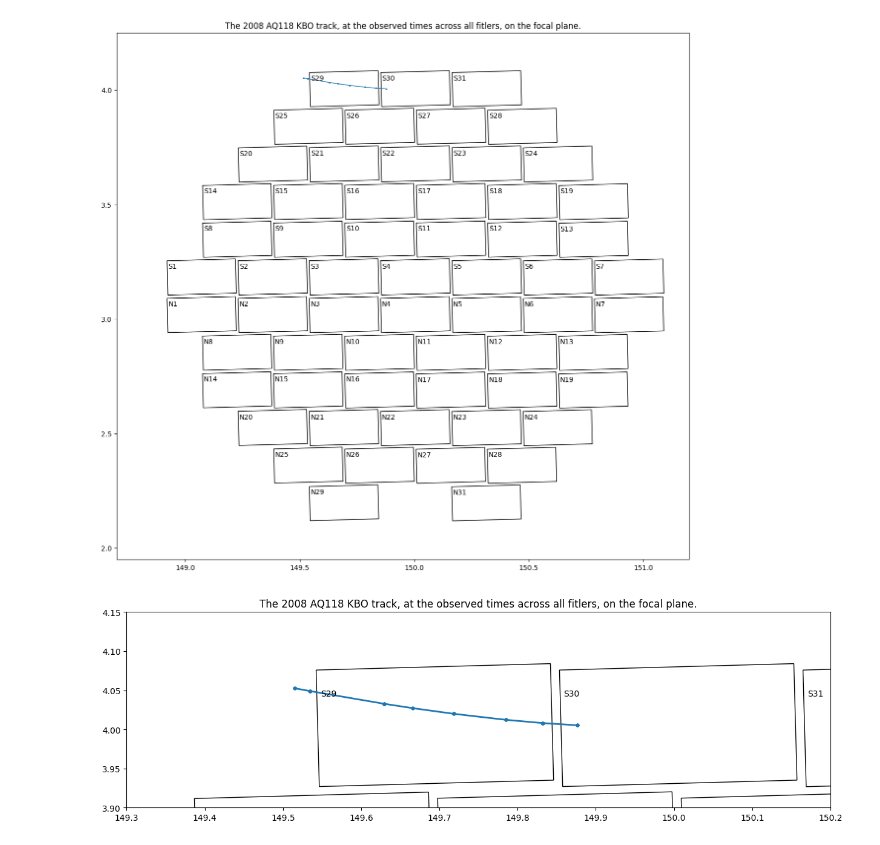
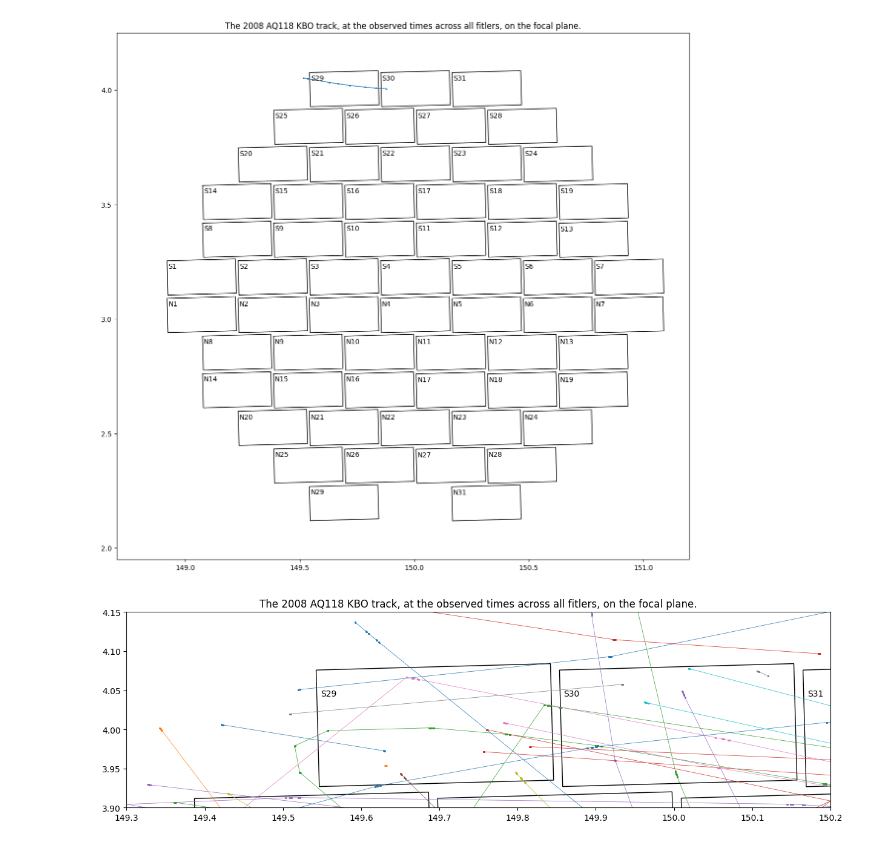
Before and after one commit to DinoBektesevic/cosmos1_2021_data_exploration, a Jupyter notebook: COSMOS1_Data_Exploration.ipynb, the cells around one changed output. Saved outputs shown, nothing was run; the diff lists cells and outputs as text; code cells hidden in the pictures.

Commit message:
Further exploratory analysis, can't seem to find an object.

```diff
--- a/COSMOS1_Data_Exploration.ipynb
+++ b/COSMOS1_Data_Exploration.ipynb
@@ -286,12 +287,12 @@ The 2008 AQ118 KBO could have been observed a total of 66 times in any filter.
 # %%
 fig, ax = plt.subplots(figsize=(15, 15))
 
 plot_focal_plane(ax, img)
-plot_all_objs(ax, kbo_only, (ra_center, dec_center), lw=2, ms=3, show_field=False)
+plot_all_objs(ax, objects, (ra_center, dec_center), count=200, lw=0.5, ms=1, show_field=False)
 
 ax.set_title("The 2008 AQ118 KBO track, at the observed times across all fitlers, on the focal plane.")
 ax.set_xlim(149.3, 150.2)
 ax.set_ylim(3.9, 4.15)
 ax.set_aspect("equal")
 # %% [output]
-[figure, old version]
+[figure, new version]
```
Also changed, not shown: parts of 1 cell of this notebook, 3 other files.
